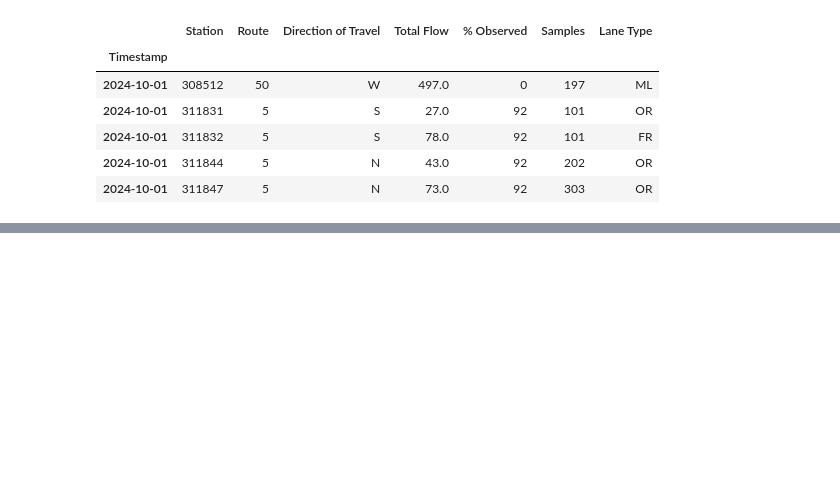
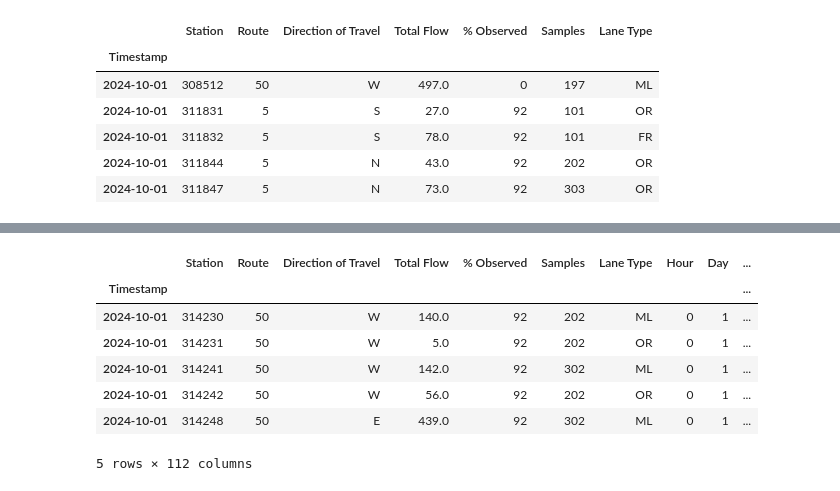
Before and after one commit to RichelCode/EV-Charging-Analysis, a Jupyter notebook: Model Comparisons.ipynb, the cells around one changed output, grey strips where cells are left out. Saved outputs shown, nothing was run; the diff lists cells and outputs as text; code cells hidden in the pictures; blank space fills up the shorter version.

```diff
--- a/Model Comparisons.ipynb
+++ b/Model Comparisons.ipynb
@@ -250,0 +278,13 @@ df.head()
+# %%
+df['Flow_roll_mean_6h'] = df['Total Flow'].rolling(window=6).mean()
+df['Flow_roll_std_6h'] = df['Total Flow'].rolling(window=6).std()
+df['Flow_roll_max_6h'] = df['Total Flow'].rolling(window=6).max()
+df['Flow_roll_min_6h'] = df['Total Flow'].rolling(window=6).min()
+# %%
+for window in [3, 12, 24, 48, 72]:
+    df[f'Flow_mean_{window}'] = df['Total Flow'].rolling(window=window).mean()
+    df[f'Flow_std_{window}'] = df['Total Flow'].rolling(window=window).std()
+    df[f'Flow_min_{window}'] = df['Total Flow'].rolling(window=window).min()
+    df[f'Flow_max_{window}'] = df['Total Flow'].rolling(window=window).max()
+# %%
+df.dropna(inplace=True)
@@ -250,0 +298,11 @@ df.head()
+# %%
+df.head()
+# %% [output]
+|  | Station | Route | Direction of Travel | Total Flow | % Observed | Samples | Lane Type | Hour | Day | ... |
+| Timestamp |  |  |  |  |  |  |  |  |  | ... |
+| 2024-10-01 | 314230 | 50 | W | 140.0 | 92 | 202 | ML | 0 | 1 | ... |
+| 2024-10-01 | 314231 | 50 | W | 5.0 | 92 | 202 | OR | 0 | 1 | ... |
+| 2024-10-01 | 314241 | 50 | W | 142.0 | 92 | 302 | ML | 0 | 1 | ... |
+| 2024-10-01 | 314242 | 50 | W | 56.0 | 92 | 202 | OR | 0 | 1 | ... |
+| 2024-10-01 | 314248 | 50 | E | 439.0 | 92 | 302 | ML | 0 | 1 | ... |
+5 rows × 112 columns
```
Also changed, not shown: parts of 10 cells of this notebook.
